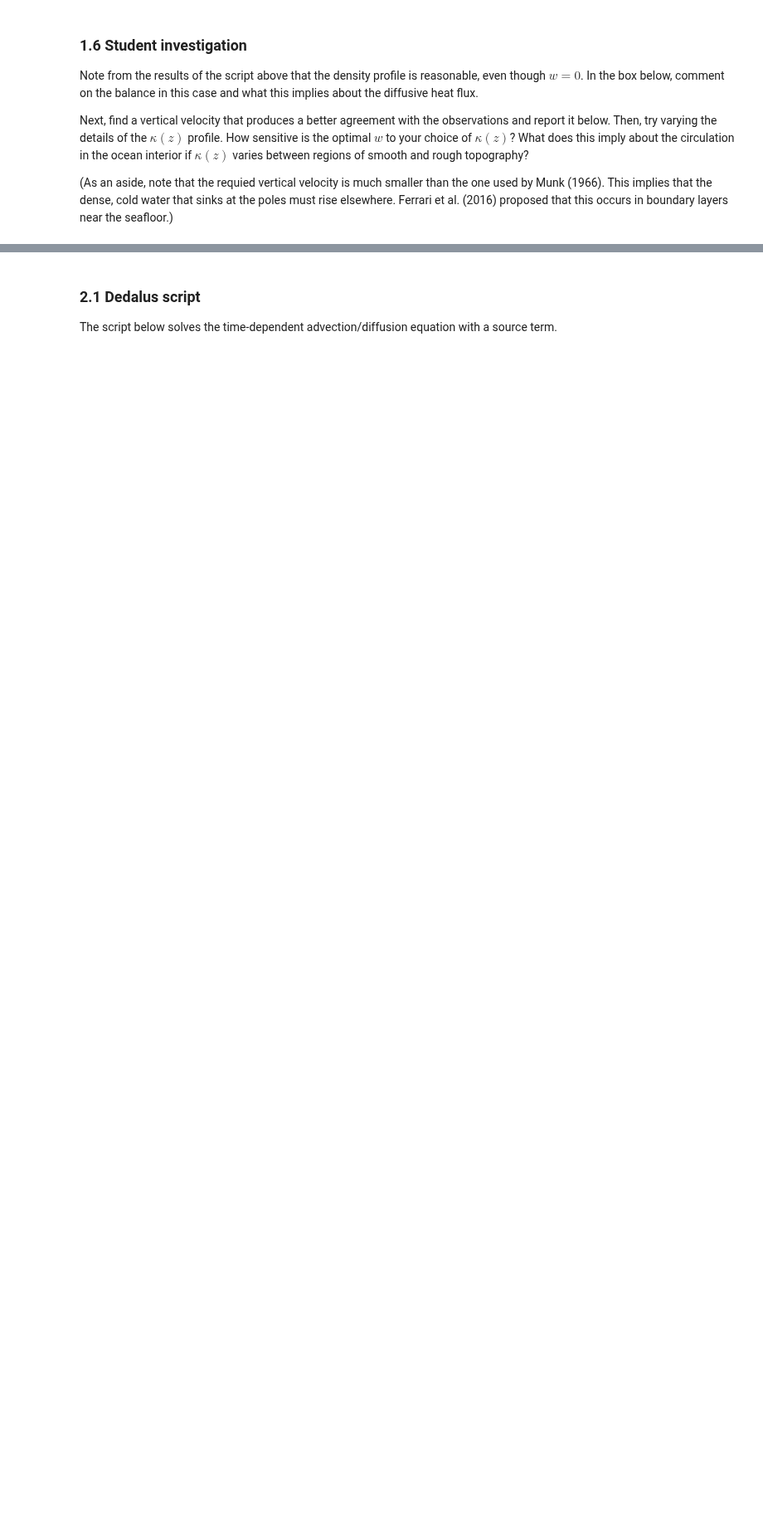
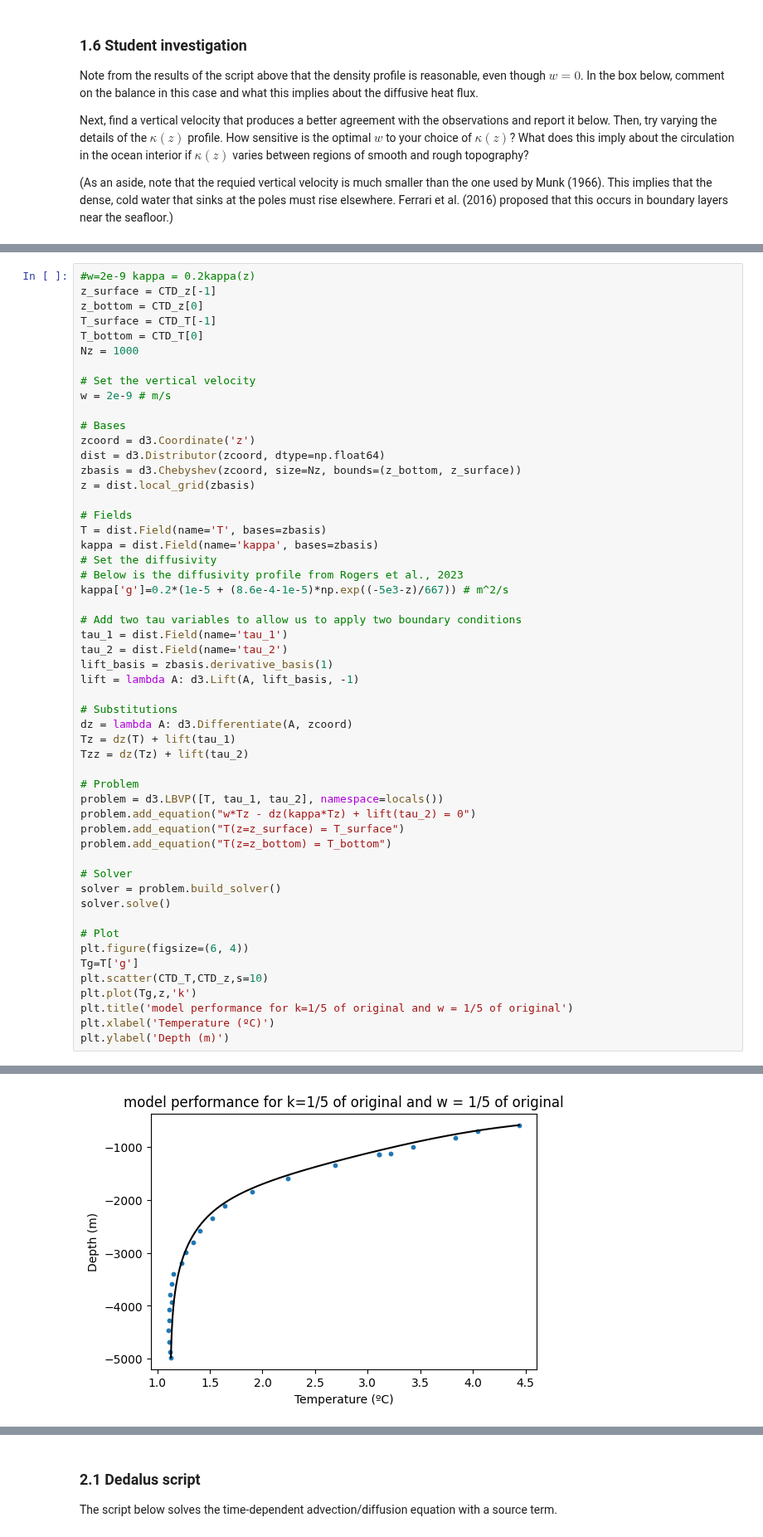
Before and after one commit to meganlouiseedwards/QCES, a Jupyter notebook: Project2_transport.ipynb, the cells around one changed output, grey strips where cells are left out. Shown at 83% size. Cells and saved outputs as stored; diff of their text form; blank space fills up the shorter version.

```diff
--- a/Project2_transport.ipynb
+++ b/Project2_transport.ipynb
@@ -276,0 +350,54 @@ when we mulitplied K by 5, the solution became less accurate. we had to multiply
+# %%
+#w=2e-9 kappa = 0.2kappa(z)
+z_surface = CTD_z[-1]
+z_bottom = CTD_z[0]
+T_surface = CTD_T[-1]
+T_bottom = CTD_T[0]
+Nz = 1000
+
+# Set the vertical velocity
+w = 2e-9 # m/s
+
+# Bases
+zcoord = d3.Coordinate('z')
+dist = d3.Distributor(zcoord, dtype=np.float64)
+zbasis = d3.Chebyshev(zcoord, size=Nz, bounds=(z_bottom, z_surface))
+z = dist.local_grid(zbasis)
+
+# Fields
+T = dist.Field(name='T', bases=zbasis)
+kappa = dist.Field(name='kappa', bases=zbasis)
+# Set the diffusivity
+# Below is the diffusivity profile from Rogers et al., 2023
+kappa['g']=0.2*(1e-5 + (8.6e-4-1e-5)*np.exp((-5e3-z)/667)) # m^2/s
+
+# Add two tau variables to allow us to apply two boundary conditions
+tau_1 = dist.Field(name='tau_1')
+tau_2 = dist.Field(name='tau_2')
+lift_basis = zbasis.derivative_basis(1)
+lift = lambda A: d3.Lift(A, lift_basis, -1)
+
+# Substitutions
+dz = lambda A: d3.Differentiate(A, zcoord)
+Tz = dz(T) + lift(tau_1)
+Tzz = dz(Tz) + lift(tau_2)
+
+# Problem
+problem = d3.LBVP([T, tau_1, tau_2], namespace=locals())
+problem.add_equation("w*Tz - dz(kappa*Tz) + lift(tau_2) = 0")
+problem.add_equation("T(z=z_surface) = T_surface")
+problem.add_equation("T(z=z_bottom) = T_bottom")
+
+# Solver
+solver = problem.build_solver()
+solver.solve()
+
+# Plot
+plt.figure(figsize=(6, 4))
+Tg=T['g']
+plt.scatter(CTD_T,CTD_z,s=10)
+plt.plot(Tg,z,'k')
+plt.title('model performance for k=1/5 of original and w = 1/5 of original')
+plt.xlabel('Temperature (ºC)')
+plt.ylabel('Depth (m)')
+# %% [output]
@@ -277,3 +407,4 @@ when we mulitplied K by 5, the solution became less accurate. we had to multiply
+[figure, added]
 # %% [markdown]
 ## 2. Transport of pollution in a river
 
```
Also changed, not shown: parts of 23 cells of this notebook.
